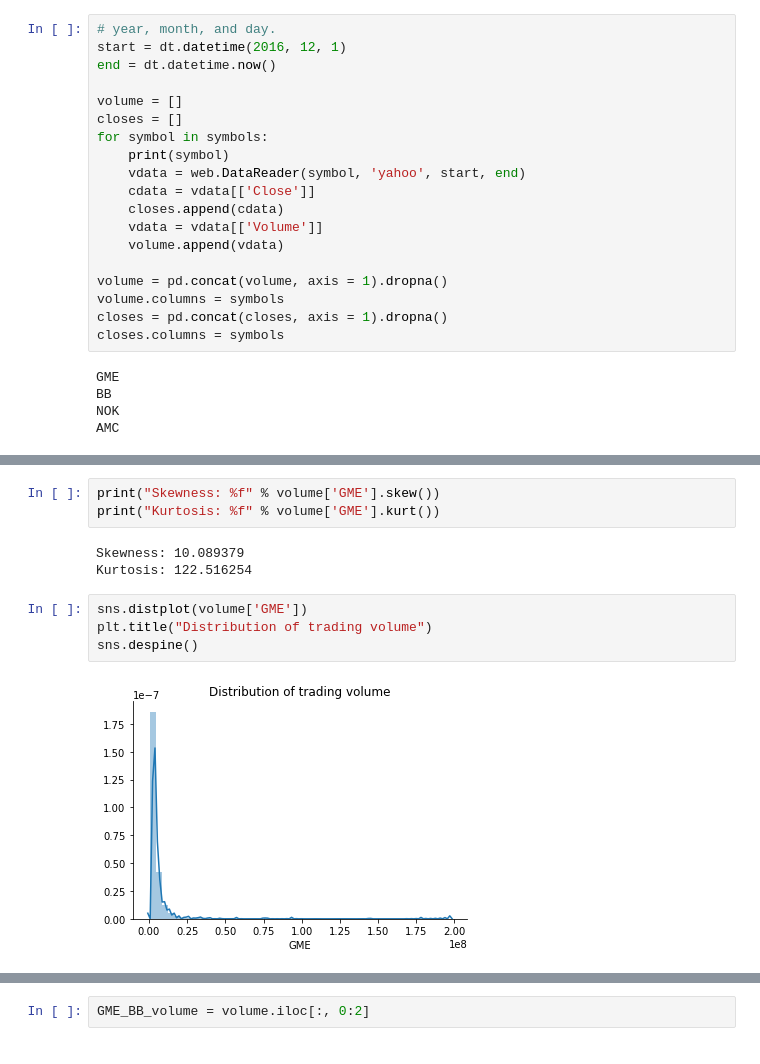
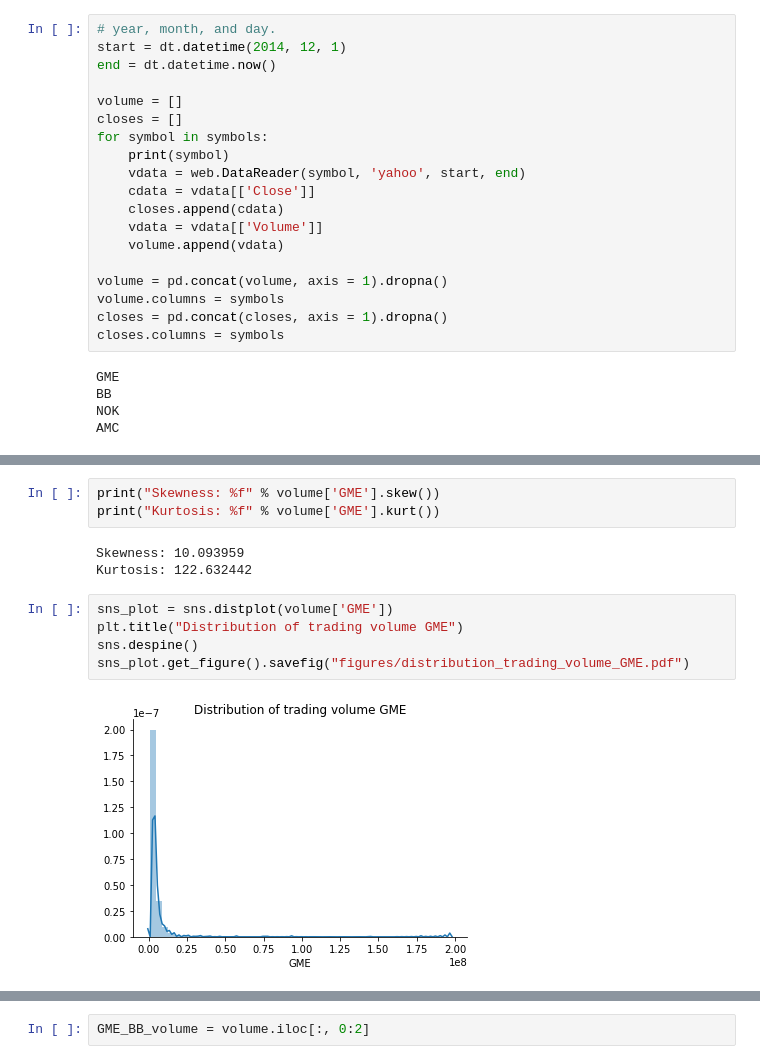
Before and after one commit to daviduster/anomalies-detection-earthquake, a Jupyter notebook: code/anomalies-detection.ipynb, the cells around one changed output, grey strips where cells are left out. Saved outputs shown, nothing was run; the diff lists cells and outputs as text.

```diff
--- a/code/anomalies-detection.ipynb
+++ b/code/anomalies-detection.ipynb
@@ -17,7 +17,7 @@ import time
 symbols = ['GME', 'BB', 'NOK', 'AMC']
 # %%
 # year, month, and day.
-start = dt.datetime(2016, 12, 1)
+start = dt.datetime(2014, 12, 1)
 end = dt.datetime.now()
 
 volume = []
@@ -77,11 +82,12 @@ volume.describe()
 print("Skewness: %f" % volume['GME'].skew())
 print("Kurtosis: %f" % volume['GME'].kurt())
 # %% [output]
-Skewness: 10.089379
-Kurtosis: 122.516254
+Skewness: 10.093959
+Kurtosis: 122.632442
 # %%
-sns.distplot(volume['GME'])
-plt.title("Distribution of trading volume")
+sns_plot = sns.distplot(volume['GME'])
+plt.title("Distribution of trading volume GME")
 sns.despine()
+sns_plot.get_figure().savefig("figures/distribution_trading_volume_GME.pdf")
 # %% [output]
-[figure, old version]
+[figure, new version]
```
Also changed, not shown: parts of 25 cells of this notebook, 18 other files.
